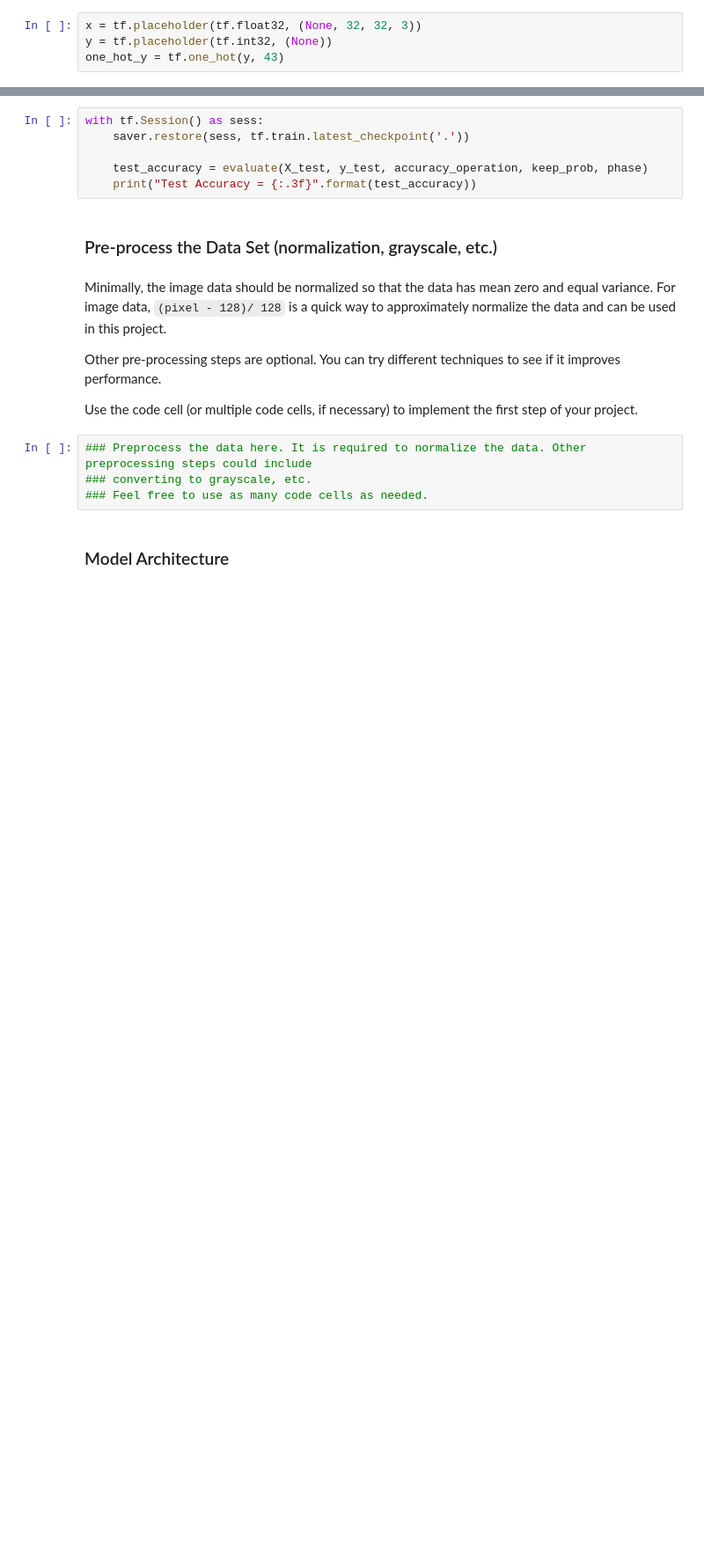
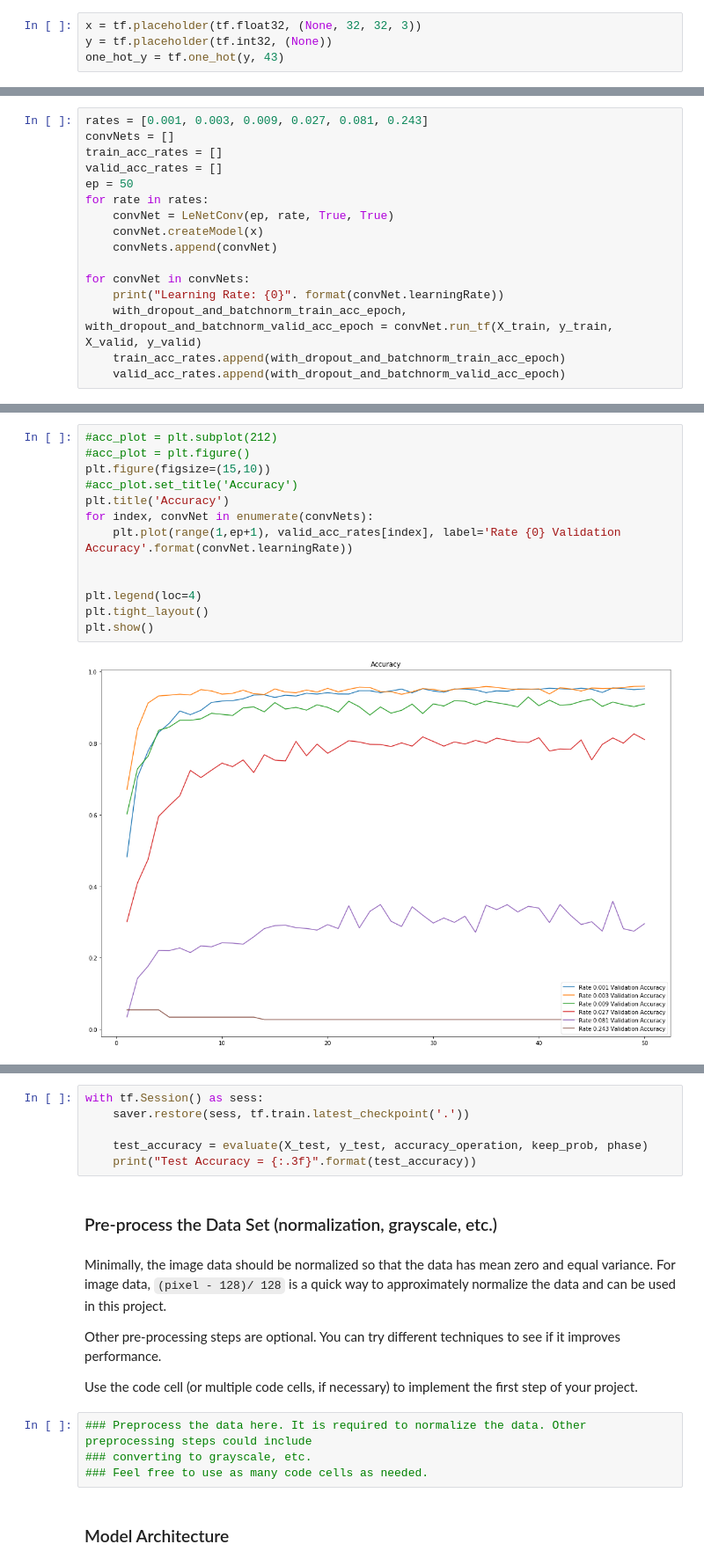
Before and after one commit to AlexSchizoid/CarND-Traffic-Sign-Classifier-Project, a Jupyter notebook: Traffic_Sign_Classifier.ipynb, the cells around one changed output, grey strips where cells are left out. Shown at 88% size. Saved outputs shown, nothing was run; the diff lists cells and outputs as text; blank space fills up the shorter version.

```diff
--- a/Traffic_Sign_Classifier.ipynb
+++ b/Traffic_Sign_Classifier.ipynb
@@ -429,0 +432,16 @@ plt.show()
+# %%
+rates = [0.001, 0.003, 0.009, 0.027, 0.081, 0.243]
+convNets = []
+train_acc_rates = []
+valid_acc_rates = []
+ep = 50
+for rate in rates:
+    convNet = LeNetConv(ep, rate, True, True)
+    convNet.createModel(x)
+    convNets.append(convNet)
+
+for convNet in convNets:
+    print("Learning Rate: {0}". format(convNet.learningRate))
+    with_dropout_and_batchnorm_train_acc_epoch, with_dropout_and_batchnorm_valid_acc_epoch = convNet.run_tf(X_train, y_train, X_valid, y_valid)
+    train_acc_rates.append(with_dropout_and_batchnorm_train_acc_epoch)
+    valid_acc_rates.append(with_dropout_and_batchnorm_valid_acc_epoch)
@@ -429,0 +466,15 @@ plt.show()
+# %%
+#acc_plot = plt.subplot(212)
+#acc_plot = plt.figure()
+plt.figure(figsize=(15,10))
+#acc_plot.set_title('Accuracy')
+plt.title('Accuracy')
+for index, convNet in enumerate(convNets):
+    plt.plot(range(1,ep+1), valid_acc_rates[index], label='Rate {0} Validation Accuracy'.format(convNet.learningRate))
+
+
+plt.legend(loc=4)
+plt.tight_layout()
+plt.show()
+# %% [output]
+[figure, added]
```
Also changed, not shown: parts of 9 cells of this notebook.
